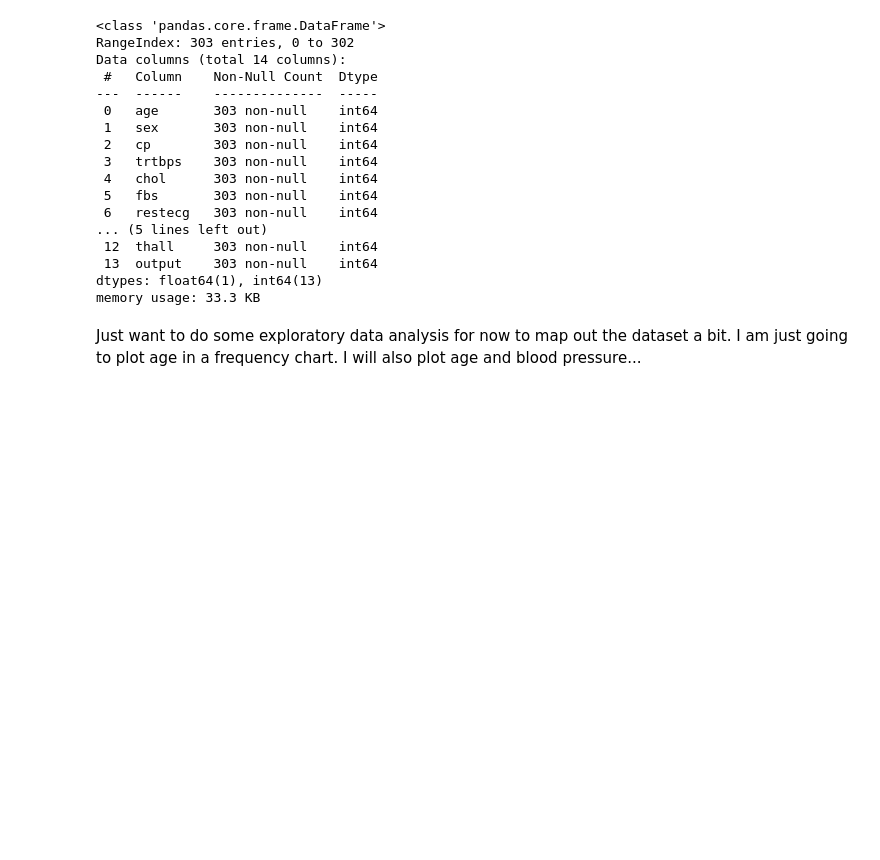
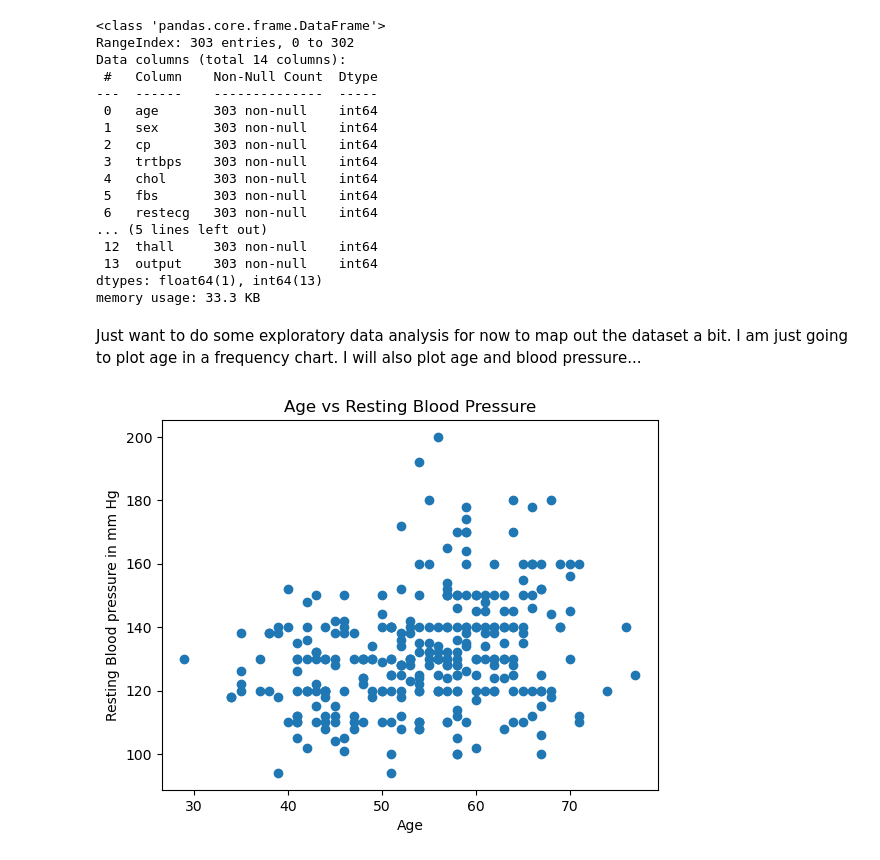
Before and after one commit to Alex-Drysdale/Jupyter_Notebook_work, a Jupyter notebook: Machine Learning/PyTorch/First_nn.ipynb, the cells around one changed output. Saved outputs shown, nothing was run; the diff lists cells and outputs as text; code cells hidden in the pictures; blank space fills up the shorter version.

```diff
--- a/Machine Learning/PyTorch/First_nn.ipynb
+++ b/Machine Learning/PyTorch/First_nn.ipynb
@@ -46,2 +51,9 @@ I will also plot age and blood pressure...
 # %%
-age = np.array(df[['age']])
+plt.scatter(df['age'], df['trtbps'])
+plt.xlabel("Age")
+plt.ylabel("Resting Blood pressure in mm Hg")
+plt.title("Age vs Resting Blood Pressure")
+
+plt.show()
+# %% [output]
+[figure, added]
```
Also changed, not shown: parts of 13 cells of this notebook.
